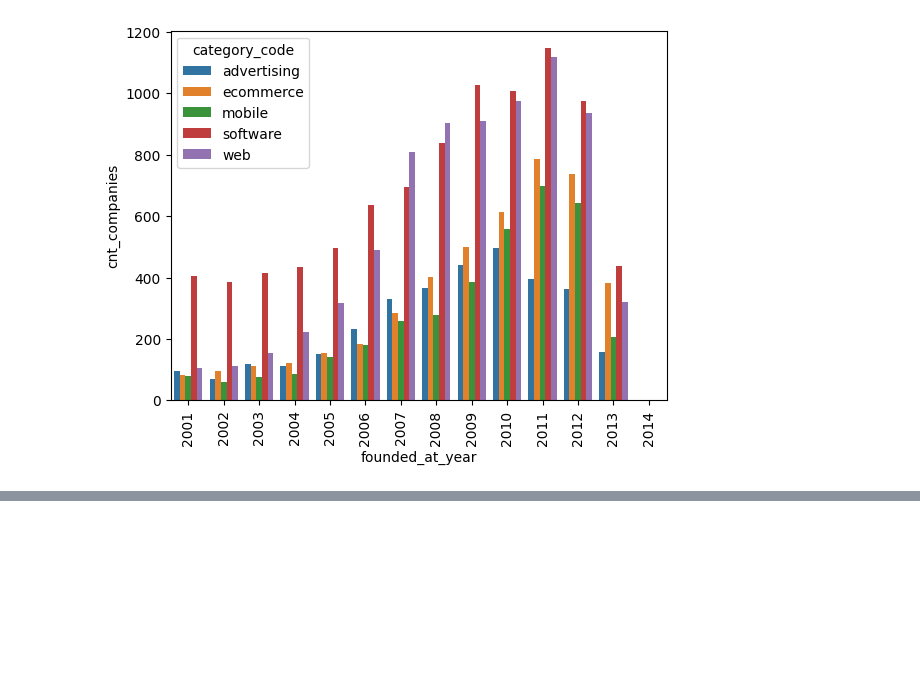
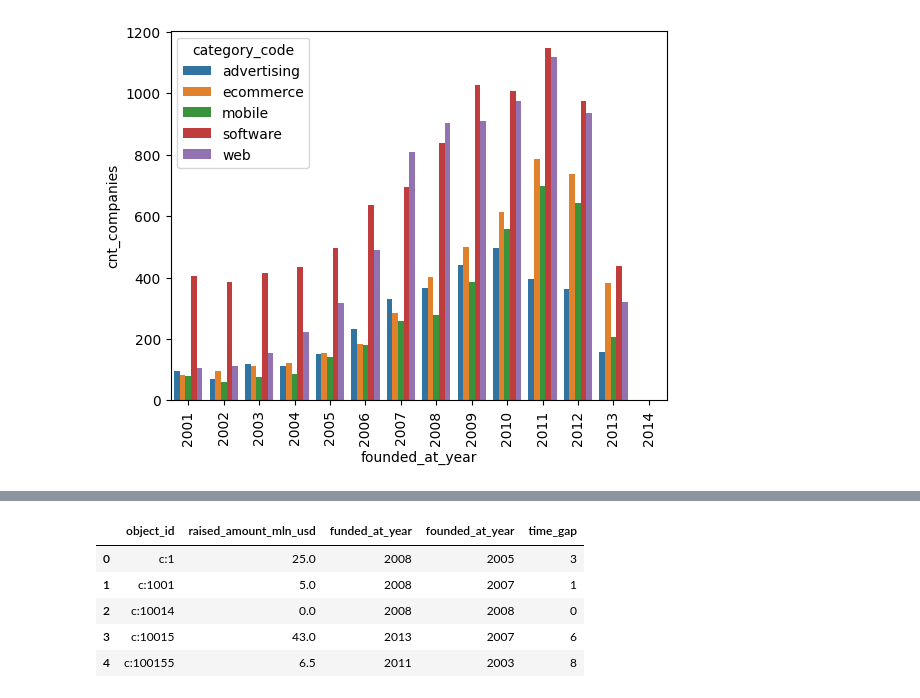
Before and after one commit to plov-cyber/big-data-group-project-team13, a Jupyter notebook: notebooks/eda_v1.ipynb, the cells around one changed output, grey strips where cells are left out. Cells and saved outputs as stored; diff of their text form; code cells hidden in the pictures; blank space fills up the shorter version.

```diff
--- a/notebooks/eda_v1.ipynb
+++ b/notebooks/eda_v1.ipynb
@@ -48,0 +51,6 @@ companies.head()
+# %%
+funding_rounds = pd.read_csv('fixed_dataset/funding_rounds.csv')
+funding_rounds = funding_rounds[~funding_rounds['funded_at'].isna() & ~funding_rounds['object_id'].isna()]
+funding_rounds.reset_index(inplace=True)
+funding_rounds['funded_at_year'] = pd.to_datetime(funding_rounds['funded_at']).apply(lambda x: int(x.year))
+print(funding_rounds.info())
@@ -92,0 +166,11 @@ for item in p.get_xticklabels():
+# %%
+max_raised_amount_by_company['time_gap'] = max_raised_amount_by_company['funded_at_year'] - max_raised_amount_by_company['founded_at_year']
+max_raised_amount_by_company = max_raised_amount_by_company[['object_id', 'raised_amount_mln_usd', 'funded_at_year', 'founded_at_year', 'time_gap']]
+max_raised_amount_by_company.head()
+# %% [output]
+|  | object_id | raised_amount_mln_usd | funded_at_year | founded_at_year | time_gap |
+| 0 | c:1 | 25.0 | 2008 | 2005 | 3 |
+| 1 | c:1001 | 5.0 | 2008 | 2007 | 1 |
+| 2 | c:10014 | 0.0 | 2008 | 2008 | 0 |
+| 3 | c:10015 | 43.0 | 2013 | 2007 | 6 |
+| 4 | c:100155 | 6.5 | 2011 | 2003 | 8 |
```
Also changed, not shown: parts of 8 cells of this notebook.
